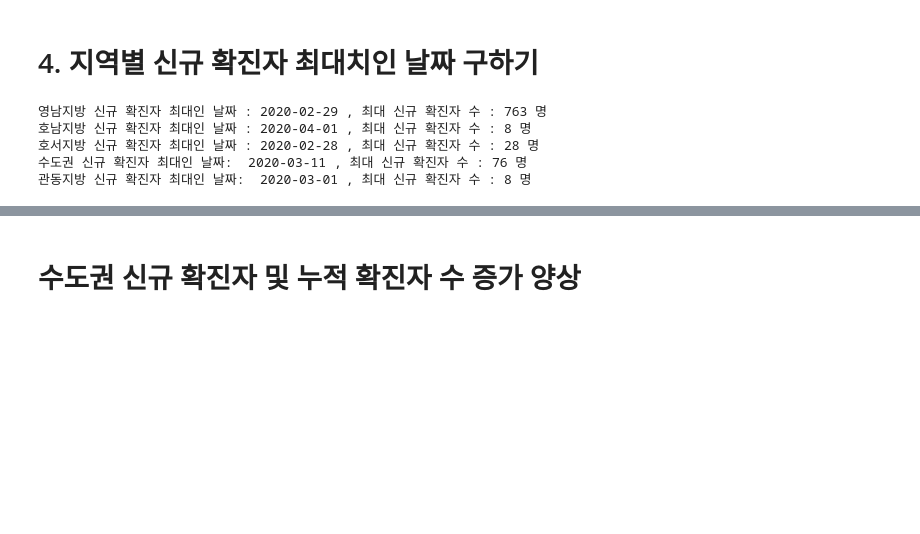
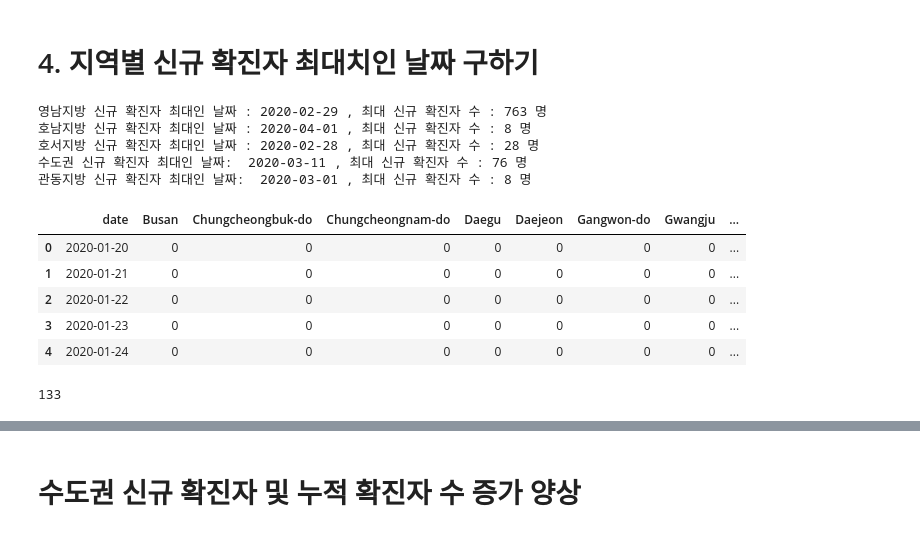
Before and after one commit to Shinest-changwon/OMG_coroan19_data_analysis, a Jupyter notebook: confirmed_province.ipynb, the cells around one changed output, grey strips where cells are left out. Saved outputs shown, nothing was run; the diff lists cells and outputs as text; code cells hidden in the pictures; blank space fills up the shorter version.

```diff
--- a/confirmed_province.ipynb
+++ b/confirmed_province.ipynb
@@ -287,3 +287,18 @@ print('관동지방 신규 확진자 최대인 날짜: ', max_new_confirmed_date
 호서지방 신규 확진자 최대인 날짜 : 2020-02-28 , 최대 신규 확진자 수 : 28 명
 수도권 신규 확진자 최대인 날짜:  2020-03-11 , 최대 신규 확진자 수 : 76 명
 관동지방 신규 확진자 최대인 날짜:  2020-03-01 , 최대 신규 확진자 수 : 8 명
+# %%
+confirmed.columns.name=None
+confirmed = confirmed.reset_index()
+confirmed.head()
+# %% [output]
+|  | date | Busan | Chungcheongbuk-do | Chungcheongnam-do | Daegu | Daejeon | Gangwon-do | Gwangju | ... |
+| 0 | 2020-01-20 | 0 | 0 | 0 | 0 | 0 | 0 | 0 | ... |
+| 1 | 2020-01-21 | 0 | 0 | 0 | 0 | 0 | 0 | 0 | ... |
+| 2 | 2020-01-22 | 0 | 0 | 0 | 0 | 0 | 0 | 0 | ... |
+| 3 | 2020-01-23 | 0 | 0 | 0 | 0 | 0 | 0 | 0 | ... |
+| 4 | 2020-01-24 | 0 | 0 | 0 | 0 | 0 | 0 | 0 | ... |
+# %%
+len(confirmed.index)
+# %% [output]
+133
```
Also changed, not shown: parts of 7 cells of this notebook, 1 other file.
